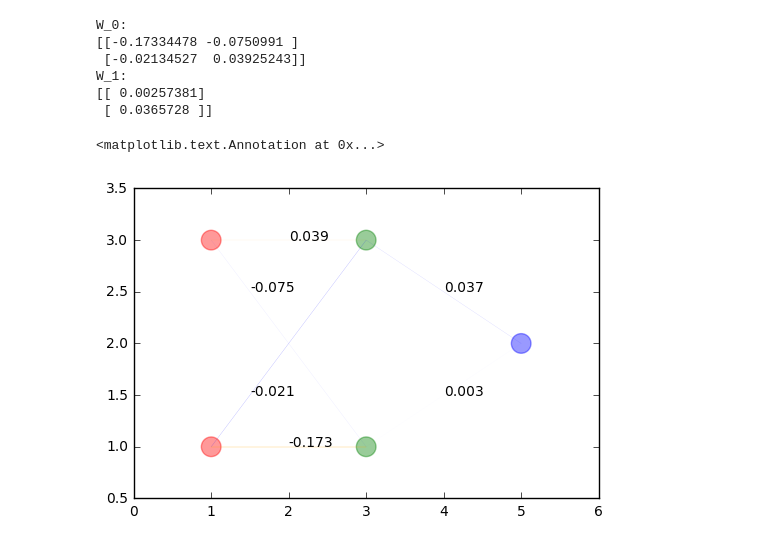
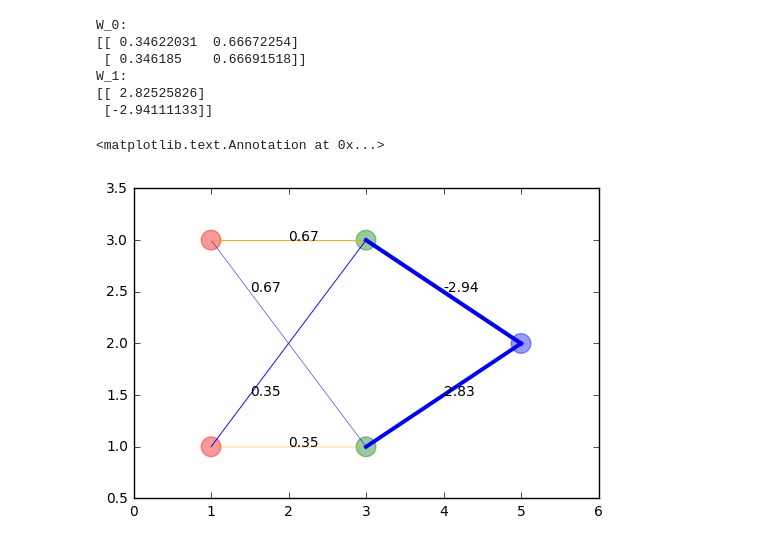
Before and after one commit to YJango/tensorflow_basic_tutorial, a Jupyter notebook: XOR_gate.ipynb, the cells around one changed output. Saved outputs shown, nothing was run; the diff lists cells and outputs as text; code cells hidden in the pictures.

```diff
--- a/XOR_gate.ipynb
+++ b/XOR_gate.ipynb
@@ -54,7 +56,7 @@ class FNN(object):
     def weight_init(self,shape):
         # shape : list [in_dim, out_dim]
         # can change initialization here
-        initial = tf.truncated_normal(shape, stddev=0.1)/tf.sqrt(np.array(shape[1],dtype='float32'))
+        initial = tf.random_uniform(shape,minval=-np.sqrt(5)*np.sqrt(1.0/shape[0]), maxval=np.sqrt(5)*np.sqrt(1.0/shape[0]))
         return tf.Variable(initial)
 
     def bias_init(self,shape):
@@ -216,40 +279,39 @@ for i in range(10000):
     summary, _ = sess.run([merged,ff.train_step],feed_dict={ff.inputs:X.reshape((4,2)),ff.labels:Y.reshape((4,1)),ff.drop_keep_rate:1.0})
     train_writer.add_summary(summary, k)
 # %%
-# 训练前的权重
-
+# 训练后的权重
 
 W0=sess.run(ff.W[0])
 W1=sess.run(ff.W[1])
 print('W_0:\n%s' %sess.run(ff.W[0]))
 print('W_1:\n%s' %sess.run(ff.W[1]))
 
 plt.scatter([1,1,5],[1,3,2],color=['red','red','blue'],s=200,alpha=0.4,marker='o')
 plt.scatter([3,3],[1,3],color=['green','green'],s=200,alpha=0.4,marker='o')
 
 plt.plot([1,3],[1,1],color='orange',linewidth=abs(W0[0,0]))
-plt.annotate(str(round(W0[0,0],3)),xy=(2, 1.0))
+plt.annotate('%0.2f' %W0[0,0],xy=(2, 1.0))
 
 plt.plot([1,3],[3,1],color='blue',linewidth=abs(W0[1,0]))
-plt.annotate(str(round(W0[1,0],3)),xy=(1.5, 1.5))
+plt.annotate('%0.2f' %W0[1,0],xy=(1.5, 1.5))
 
 plt.plot([1,3],[1,3],color='blue',linewidth=abs(W0[0,1]))
-plt.annotate(str(round(W0[0,1],3)),xy=(1.5, 2.5))
+plt.annotate('%0.2f' %W0[0,1],xy=(1.5, 2.5))
 
 plt.plot([1,3],[3,3],color='orange',linewidth=abs(W0[1,1]))
-plt.annotate(str(round(W0[1,1],3)),xy=(2, 3))
+plt.annotate('%0.2f' %W0[1,1],xy=(2, 3))
 
 plt.plot([3,5],[1,2],color='blue',linewidth=abs(W1[0]))
-plt.annotate(str(round(W1[0],3)),xy=(4, 1.5))
+plt.annotate('%0.2f' %W1[0],xy=(4, 1.5))
 
 plt.plot([3,5],[3,2],color='blue',linewidth=abs(W1[1]))
-plt.annotate(str(round(W1[1],3)),xy=(4, 2.5))
+plt.annotate('%0.2f' %W1[1],xy=(4, 2.5))
 # %% [output]
 W_0:
-[[-0.17334478 -0.0750991 ]
- [-0.02134527  0.03925243]]
+[[ 0.34622031  0.66672254]
+ [ 0.346185    0.66691518]]
 W_1:
-[[ 0.00257381]
- [ 0.0365728 ]]
+[[ 2.82525826]
+ [-2.94111133]]
 <matplotlib.text.Annotation at 0x...>
-[figure, old version]
+[figure, new version]
```
Also changed, not shown: parts of 11 cells of this notebook.
